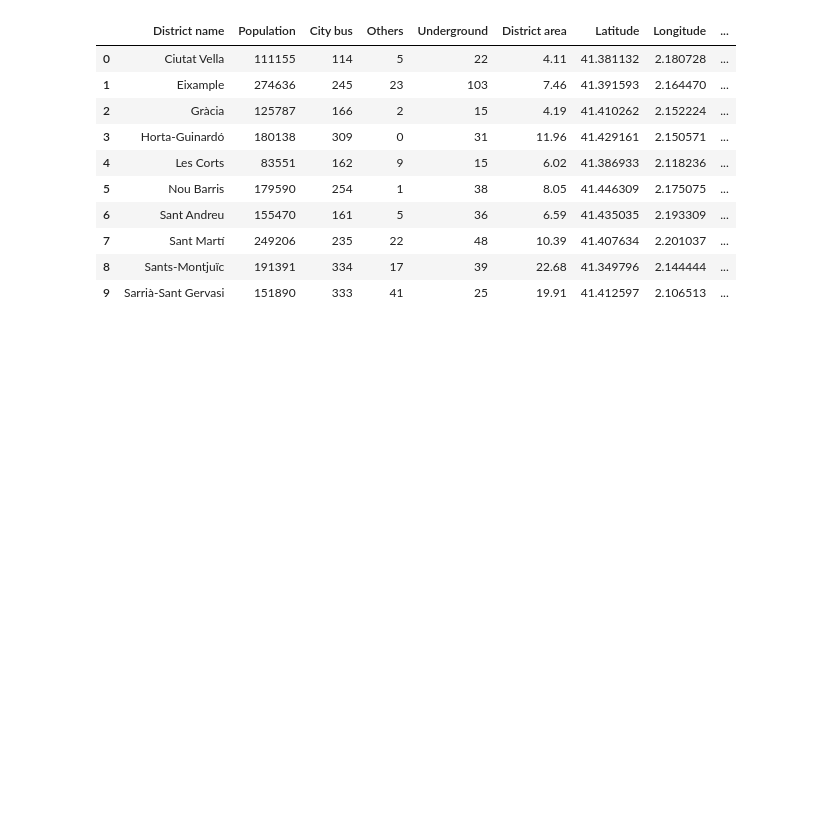
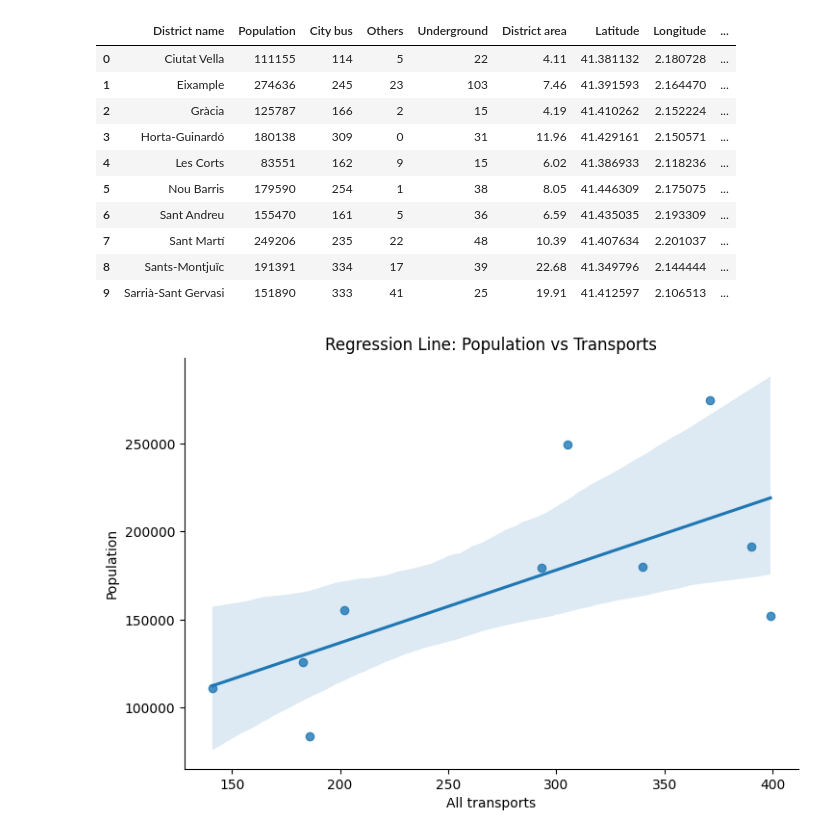
Before and after one commit to pcomastriado/DA-Bootcamp, a Jupyter notebook: _DA-project_/notebooks/EDA_FinalProject.ipynb, the cells around one changed output. Drawn from its saved outputs; the diff is of its cells as text; code cells hidden in the pictures; blank space fills up the shorter version.

```diff
--- a/_DA-project_/notebooks/EDA_FinalProject.ipynb
+++ b/_DA-project_/notebooks/EDA_FinalProject.ipynb
@@ -530,3 +530,6 @@ merged
 | 7 | Sant Martí | 249206 | 235 | 22 | 48 | 10.39 | 41.407634 | 2.201037 | ... |
 | 8 | Sants-Montjuïc | 191391 | 334 | 17 | 39 | 22.68 | 41.349796 | 2.144444 | ... |
 | 9 | Sarrià-Sant Gervasi | 151890 | 333 | 41 | 25 | 19.91 | 41.412597 | 2.106513 | ... |
+# %%
+merged['All transports']=merged['City bus']+merged['Others']+merged['Underground']
+merged
@@ -682,6 +738,8 @@ merged
 | 8 | Sants-Montjuïc | 191391 | 334 | 17 | 39 | 22.68 | 41.349796 | 2.144444 | ... |
 | 9 | Sarrià-Sant Gervasi | 151890 | 333 | 41 | 25 | 19.91 | 41.412597 | 2.106513 | ... |
 # %%
-sns.lmplot(x='Number', y='Transport.Count', data=population_transport_num, height = 5, aspect= 1.5)
-plt.title('Regression Line: Population vs Transport Lines')
+sns.lmplot(x='All transports', y='Population', data=merged, height = 5, aspect= 1.5)
+plt.title('Regression Line: Population vs Transports')
 plt.show()
+# %% [output]
+[figure, added]
```
Also changed, not shown: parts of 7 cells of this notebook, 3 other files.
